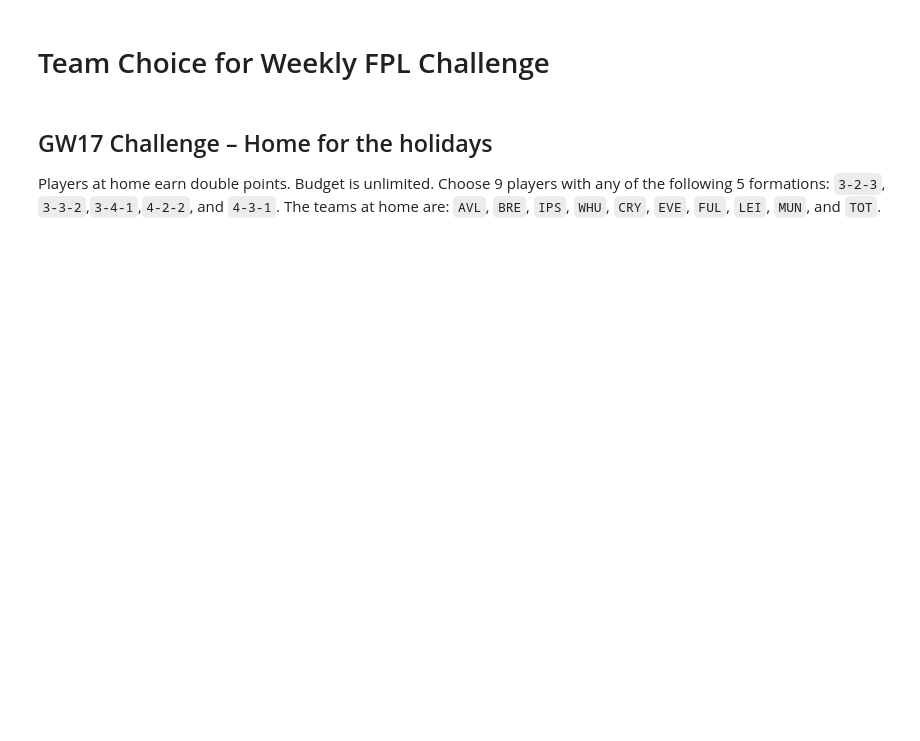
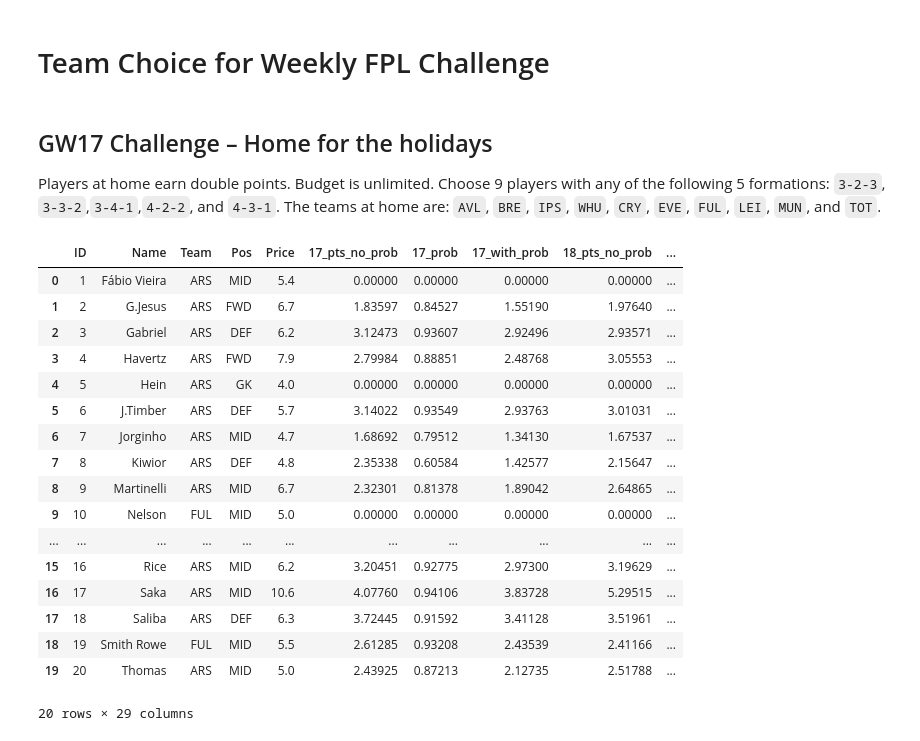
Before and after one commit to cyrilmichino/fantasy-premier-league, a Jupyter notebook: notebooks/fplchallengechoice.ipynb, the cells around one changed output. Drawn from its saved outputs; the diff is of its cells as text; code cells hidden in the pictures; blank space fills up the shorter version.

```diff
--- a/notebooks/fplchallengechoice.ipynb
+++ b/notebooks/fplchallengechoice.ipynb
@@ -6,5 +6,28 @@ import pandas as pd
 # %% [markdown]
 ## GW17 Challenge – Home for the holidays
 Players at home earn double points. Budget is unlimited. Choose 9 players with any of the following 5 formations: `3-2-3`, `3-3-2`,`3-4-1`,`4-2-2`, and `4-3-1`. The teams at home are:  `AVL`, `BRE`, `IPS`, `WHU`, `CRY`, `EVE`, `FUL`, `LEI`, `MUN`, and `TOT`.
+# %%
+## Import data from FPL Form predicted points
+df = pd.read_csv('../data/predictedpoints.csv')
+df.head(20)
+# %% [output]
+|  | ID | Name | Team | Pos | Price | 17_pts_no_prob | 17_prob | 17_with_prob | 18_pts_no_prob | ... |
+| 0 | 1 | Fábio Vieira | ARS | MID | 5.4 | 0.00000 | 0.00000 | 0.00000 | 0.00000 | ... |
+| 1 | 2 | G.Jesus | ARS | FWD | 6.7 | 1.83597 | 0.84527 | 1.55190 | 1.97640 | ... |
+| 2 | 3 | Gabriel | ARS | DEF | 6.2 | 3.12473 | 0.93607 | 2.92496 | 2.93571 | ... |
+| 3 | 4 | Havertz | ARS | FWD | 7.9 | 2.79984 | 0.88851 | 2.48768 | 3.05553 | ... |
+| 4 | 5 | Hein | ARS | GK | 4.0 | 0.00000 | 0.00000 | 0.00000 | 0.00000 | ... |
+| 5 | 6 | J.Timber | ARS | DEF | 5.7 | 3.14022 | 0.93549 | 2.93763 | 3.01031 | ... |
+| 6 | 7 | Jorginho | ARS | MID | 4.7 | 1.68692 | 0.79512 | 1.34130 | 1.67537 | ... |
+| 7 | 8 | Kiwior | ARS | DEF | 4.8 | 2.35338 | 0.60584 | 1.42577 | 2.15647 | ... |
+| 8 | 9 | Martinelli | ARS | MID | 6.7 | 2.32301 | 0.81378 | 1.89042 | 2.64865 | ... |
+| 9 | 10 | Nelson | FUL | MID | 5.0 | 0.00000 | 0.00000 | 0.00000 | 0.00000 | ... |
+| ... | ... | ... | ... | ... | ... | ... | ... | ... | ... | ... |
+| 15 | 16 | Rice | ARS | MID | 6.2 | 3.20451 | 0.92775 | 2.97300 | 3.19629 | ... |
+| 16 | 17 | Saka | ARS | MID | 10.6 | 4.07760 | 0.94106 | 3.83728 | 5.29515 | ... |
+| 17 | 18 | Saliba | ARS | DEF | 6.3 | 3.72445 | 0.91592 | 3.41128 | 3.51961 | ... |
+| 18 | 19 | Smith Rowe | FUL | MID | 5.5 | 2.61285 | 0.93208 | 2.43539 | 2.41166 | ... |
+| 19 | 20 | Thomas | ARS | MID | 5.0 | 2.43925 | 0.87213 | 2.12735 | 2.51788 | ... |
+20 rows × 29 columns
 # %%
 home_teams = ['AVL', 'BRE', 'IPS', 'WHU', 'CRY', 'EVE', 'FUL', 'LEI', 'MUN', 'TOT']
```
Also changed, not shown: parts of 2 cells of this notebook.
